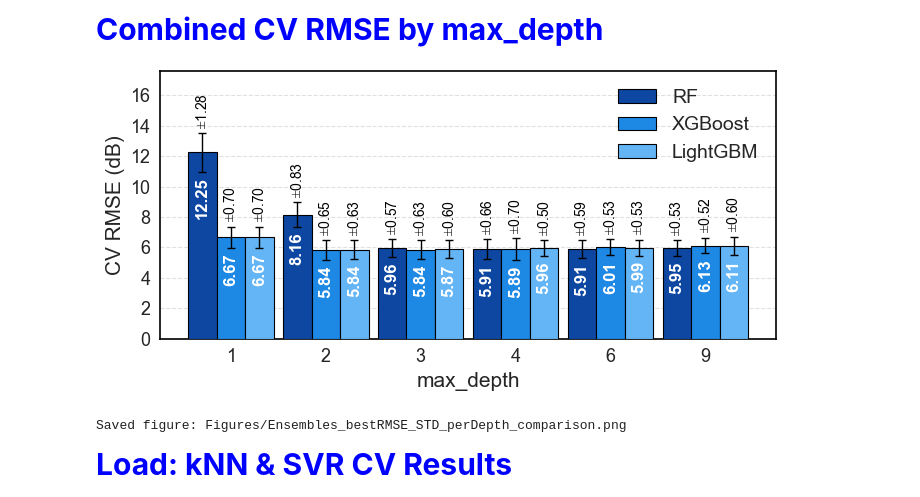
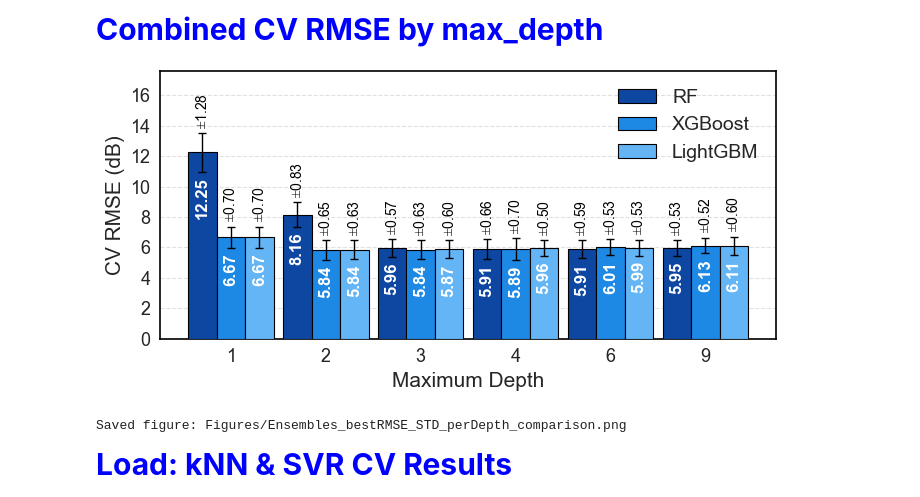
Before and after one commit to nahshonmokua/LoRaWAN-IndoorPathLossModeling-ML, a Jupyter notebook: 12_General_Comparisons.ipynb, the cells around one changed output. Saved outputs shown, nothing was run; the diff lists cells and outputs as text; code cells hidden in the pictures.

```diff
--- a/12_General_Comparisons.ipynb
+++ b/12_General_Comparisons.ipynb
@@ -257,35 +257,35 @@ for i, model in enumerate(model_order):
             zorder=4,
         )
 
-ax.set_xlabel("max_depth", fontsize=axis_labelsize)
+ax.set_xlabel("Maximum Depth", fontsize=axis_labelsize)
 ax.set_ylabel("CV RMSE (dB)", fontsize=axis_labelsize)
 ax.set_xticks(x)
 ax.set_xticklabels([f"{int(d)}" for d in depths], fontsize=tick_fontsize)
 ax.tick_params(axis="y", labelsize=tick_fontsize)
 ax.grid(True, axis="y", linestyle="--", alpha=0.6)
 ax.grid(False, axis="x")
 ax.set_axisbelow(True)
 
 y_top = float((plot_df["CV_RMSE"] + plot_df["STD_RMSE"]).max())
 ax.set_ylim(0, y_top * 1.3)
 ax.yaxis.set_major_locator(MultipleLocator(y_tick_step))
 
 for spine in ax.spines.values():
     spine.set_visible(True)
     spine.set_edgecolor("black")
     spine.set_linewidth(1.2)
 
 ax.legend(loc="upper right", fontsize=legend_fontsize, frameon=False)
 
 fig.tight_layout()
 
 fig_path = os.path.join(FIGURES_DIR, "Ensembles_bestRMSE_STD_perDepth_comparison.png")
 plt.savefig(fig_path, dpi=600, bbox_inches="tight", pad_inches=0.03)
 
 plt.show()
 print(f"Saved figure: {fig_path}")
 # %% [output]
-[figure, old version]
+[figure, new version]
 Saved figure: Figures/Ensembles_bestRMSE_STD_perDepth_comparison.png
 # %% [markdown]
 <p style="font-family: 'Courier New', Courier, monospace; font-size: 30px; font-weight: bold; color: blue;  text-align: left;">
```
Also changed, not shown: parts of 2 cells of this notebook, 7 other files.
